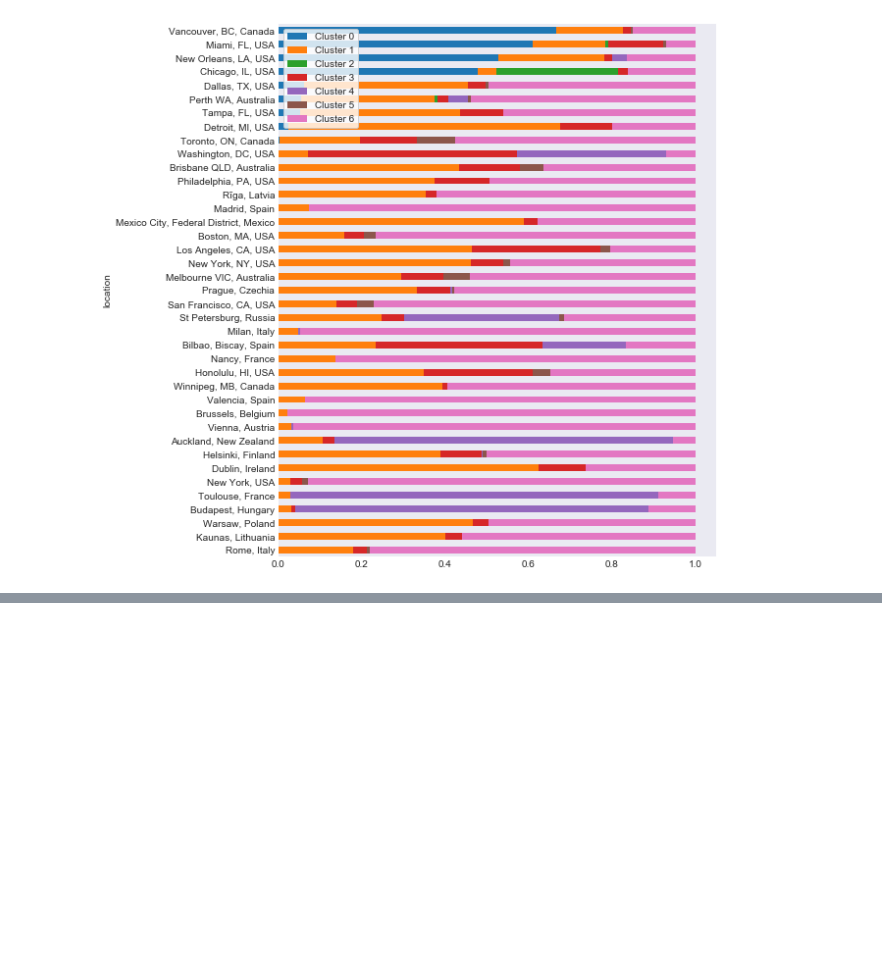
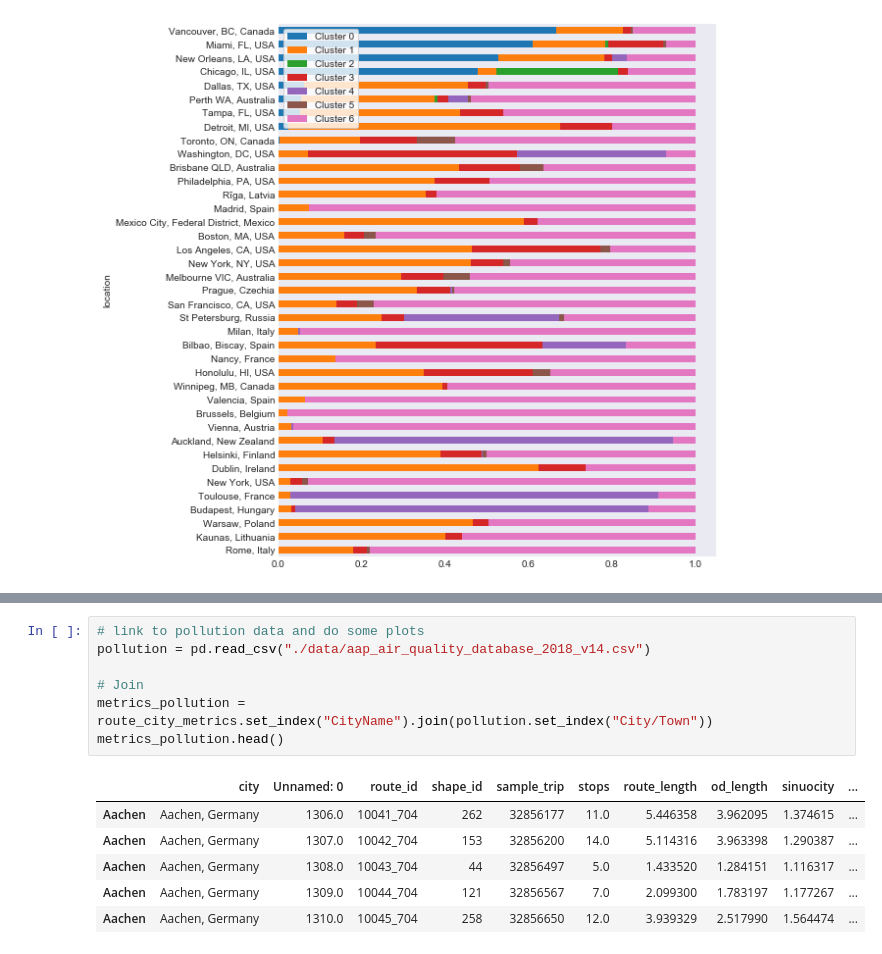
Before and after one commit to Urban-Analytics/BusAnalytics, a Jupyter notebook: Analysis/BusRouteAnalysis.ipynb, the cells around one changed output, grey strips where cells are left out. Saved outputs shown, nothing was run; the diff lists cells and outputs as text; blank space fills up the shorter version.

```diff
--- a/Analysis/BusRouteAnalysis.ipynb
+++ b/Analysis/BusRouteAnalysis.ipynb
@@ -440,0 +452,14 @@ Possible factors to explore:
+# %%
+# link to pollution data and do some plots
+pollution = pd.read_csv("./data/aap_air_quality_database_2018_v14.csv")
+
+# Join
+metrics_pollution = route_city_metrics.set_index("CityName").join(pollution.set_index("City/Town"))
+metrics_pollution.head()
+# %% [output]
+|  | city | Unnamed: 0 | route_id | shape_id | sample_trip | stops | route_length | od_length | sinuocity | ... |
+| Aachen | Aachen, Germany | 1306.0 | 10041_704 | 262 | 32856177 | 11.0 | 5.446358 | 3.962095 | 1.374615 | ... |
+| Aachen | Aachen, Germany | 1307.0 | 10042_704 | 153 | 32856200 | 14.0 | 5.114316 | 3.963398 | 1.290387 | ... |
+| Aachen | Aachen, Germany | 1308.0 | 10043_704 | 44 | 32856497 | 5.0 | 1.433520 | 1.284151 | 1.116317 | ... |
+| Aachen | Aachen, Germany | 1309.0 | 10044_704 | 121 | 32856567 | 7.0 | 2.099300 | 1.783197 | 1.177267 | ... |
+| Aachen | Aachen, Germany | 1310.0 | 10045_704 | 258 | 32856650 | 12.0 | 3.939329 | 2.517990 | 1.564474 | ... |
```
Also changed, not shown: parts of 10 cells of this notebook, 3 other files.
